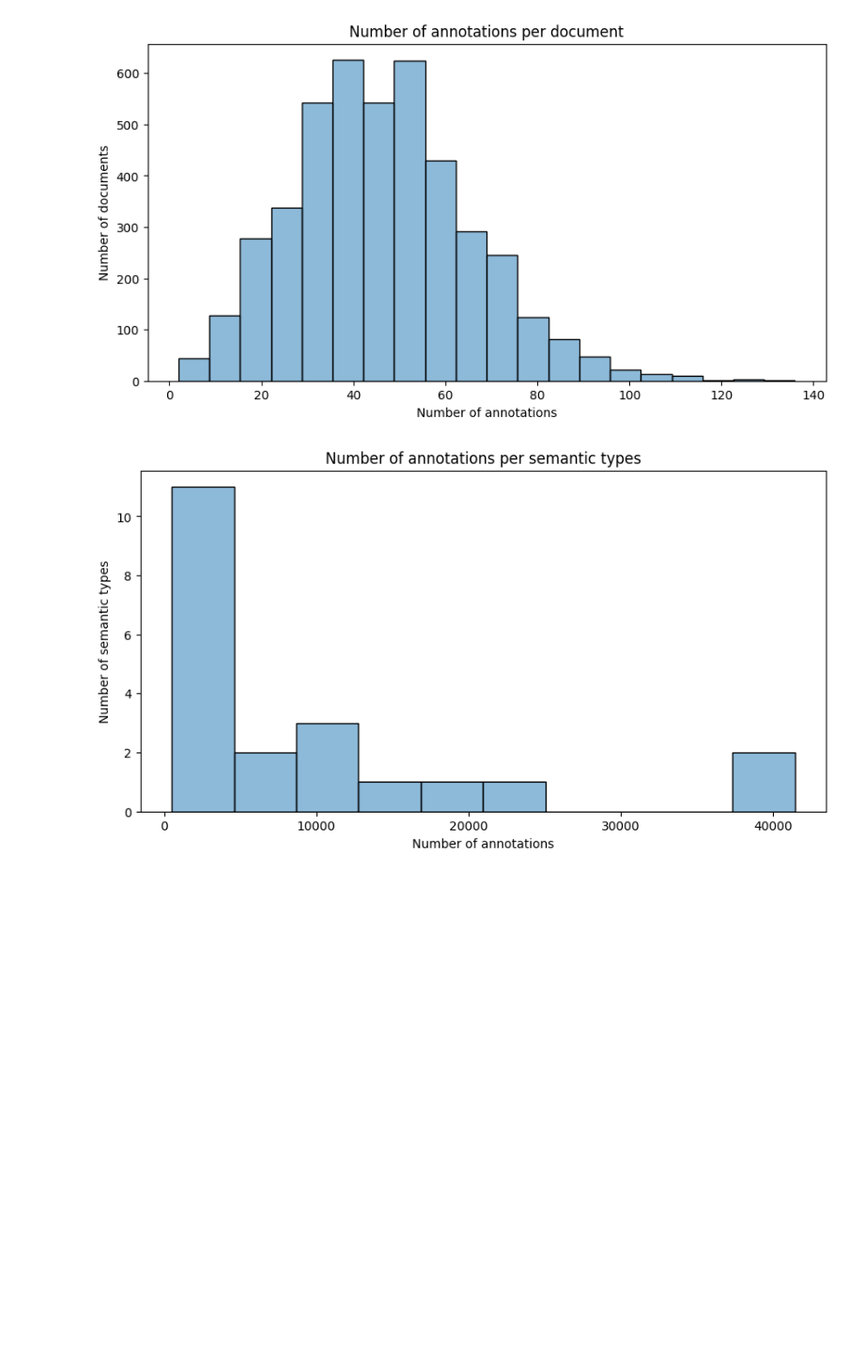
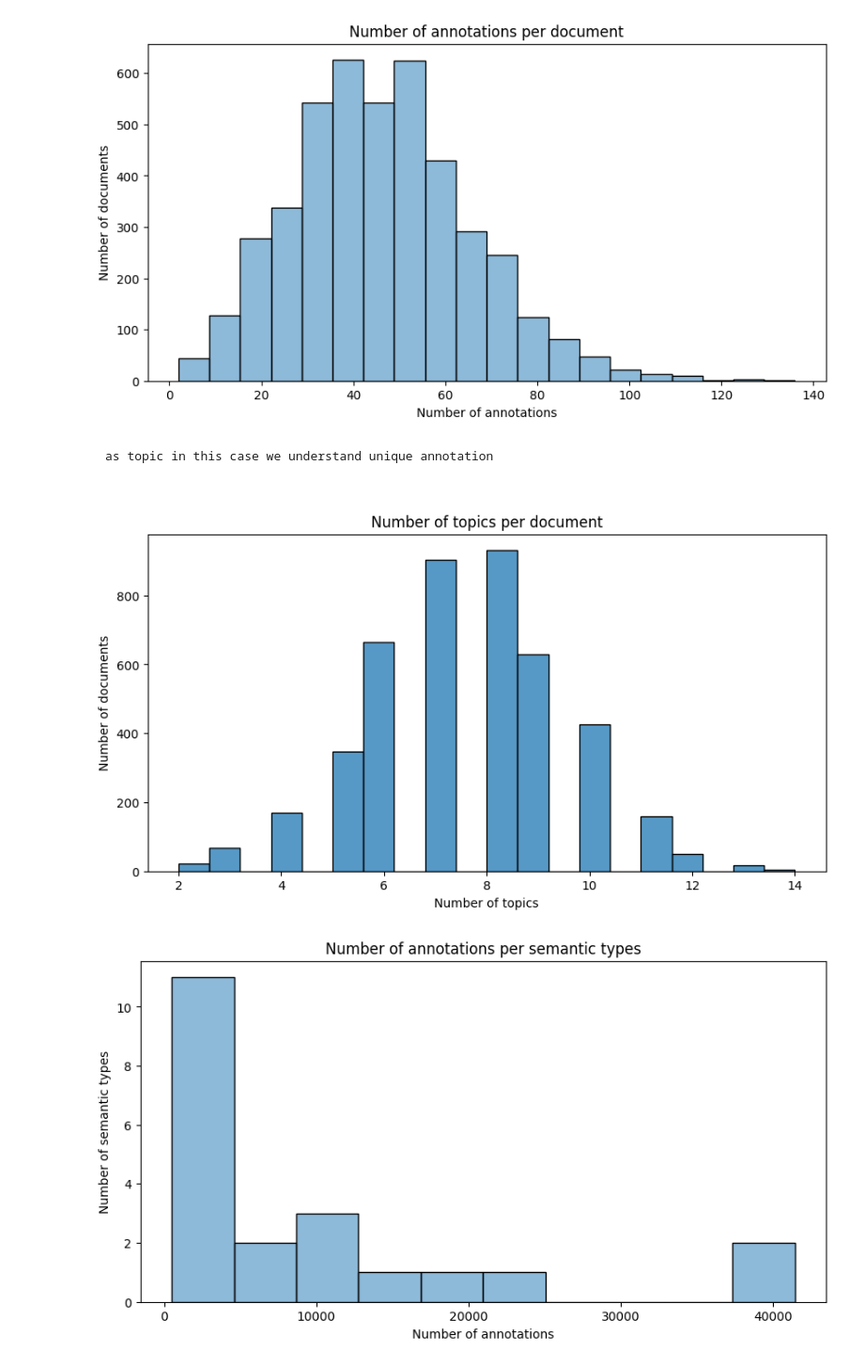
Before and after one commit to hadaszm/NLP, a Jupyter notebook: data_analysis.ipynb, the cells around one changed output. Shown: that part at 94% size. Drawn from its saved outputs; the diff is of its cells as text; code cells hidden in the pictures; blank space fills up the shorter version.

````diff
--- a/data_analysis.ipynb
+++ b/data_analysis.ipynb
@@ -119,4 +152,15 @@ annots_per_documents = annotations_21.groupby('PMID').agg({'StartIndex ':len})
 draw_histogram(annots_per_documents,'Number of annotations per document', 'Number of annotations', 'Number of documents')
 # %% [output]
 [figure]
+# %% [markdown]
+```
+as topic in this case we understand unique annotation
+
+```
+# %%
+grouped_annotations = annotations_21.groupby('PMID')
+topics_per_documents = grouped_annotations.apply(lambda x: len(set(x['SemanticMeaning'].to_list())))
+draw_histogram(topics_per_documents,'Number of topics per document', 'Number of topics', 'Number of documents')
+# %% [output]
+[figure, added]
 # %%
````
Also changed, not shown: parts of 25 cells of this notebook, 1 other file.
